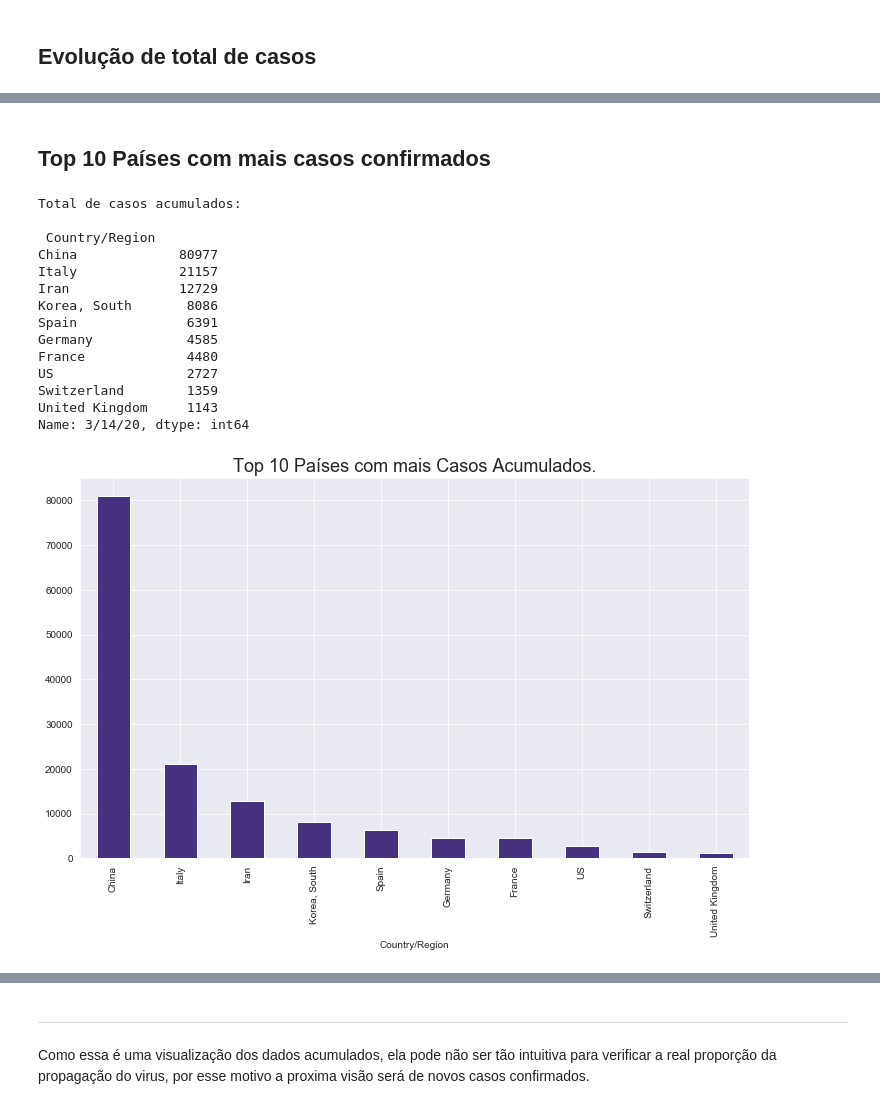
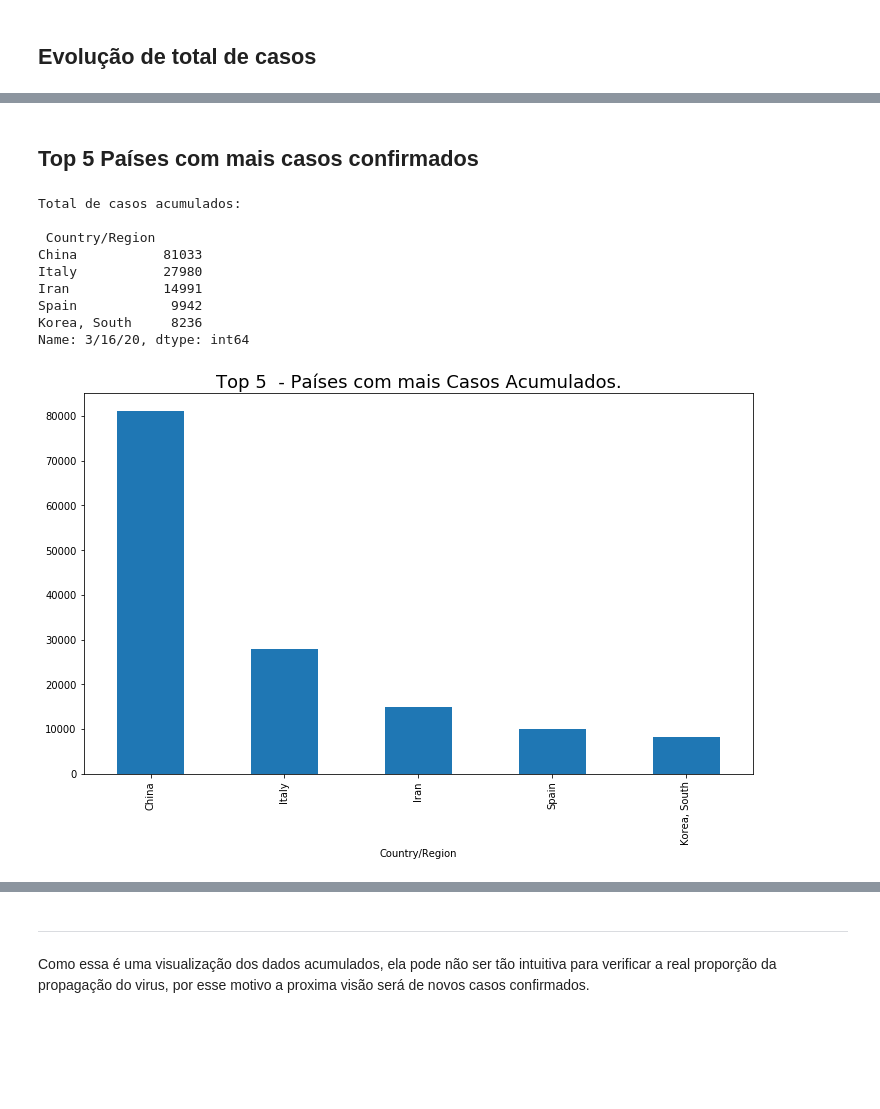
Before and after one commit to Alberto-Oliveira-Barbosa/covid-19, a Jupyter notebook: Covid-19.ipynb, the cells around one changed output, grey strips where cells are left out. Drawn from its saved outputs; the diff is of its cells as text; code cells hidden in the pictures; blank space fills up the shorter version.

```diff
--- a/Covid-19.ipynb
+++ b/Covid-19.ipynb
@@ -208,29 +209,24 @@ Lista de países com casos confirmados de acordo com o dataset:
 # %% [markdown]
-## Top 10 Países com mais casos confirmados
+## Top 5 Países com mais casos confirmados
 # %%
-top10 = casos_confirmados.groupby('Country/Region')[data_atual_confirmados].sum().sort_values(ascending=False)[:10].index
+top5 = casos_confirmados.groupby('Country/Region')[data_atual_confirmados].sum().sort_values(ascending=False)[:5].index
 
-print('Total de casos acumulados:\n\n',casos_confirmados.groupby('Country/Region')[data_atual_confirmados].sum().sort_values(ascending=False).head(10))
+print('Total de casos acumulados:\n\n',casos_confirmados.groupby('Country/Region')[data_atual_confirmados].sum().sort_values(ascending=False).head())
 # %% [output]
 Total de casos acumulados:
 
  Country/Region
-China             80977
-Italy             21157
-Iran              12729
-Korea, South       8086
-Spain              6391
-Germany            4585
-France             4480
-US                 2727
-Switzerland        1359
-United Kingdom     1143
-Name: 3/14/20, dtype: int64
+China           81033
+Italy           27980
+Iran            14991
+Spain            9942
+Korea, South     8236
+Name: 3/16/20, dtype: int64
 # %%
-casos_confirmados.groupby('Country/Region')[data_atual_confirmados].sum().sort_values(ascending=False).head(10).plot(kind='bar')
-plt.title('Top 10 Países com mais Casos Acumulados.', fontsize=18)
+casos_confirmados.groupby('Country/Region')[data_atual_confirmados].sum().sort_values(ascending=False).head().plot(kind='bar')
+plt.title('Top 5  - Países com mais Casos Acumulados.', fontsize=18)
 plt.show()
 # %% [output]
-[figure, old version]
+[figure, new version]
 # %%
 # Plota os graficos de cada país no top 10
```
Also changed, not shown: parts of 29 cells of this notebook.
